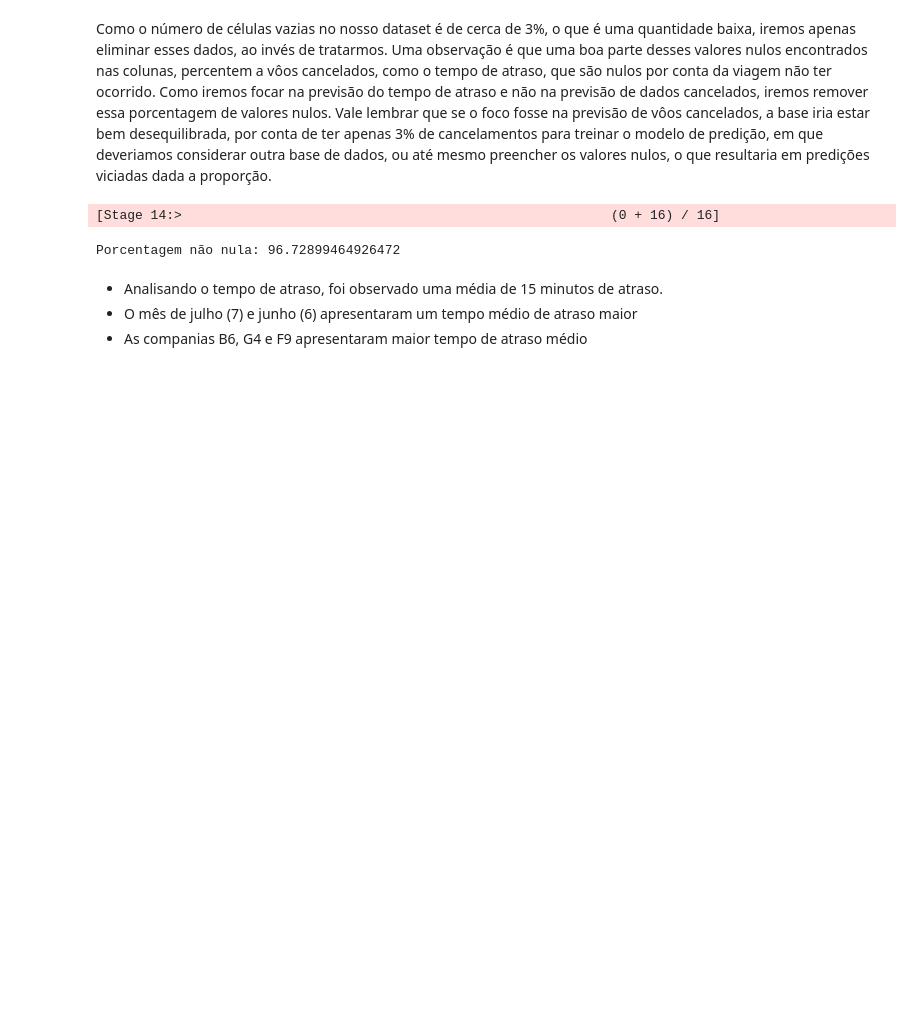
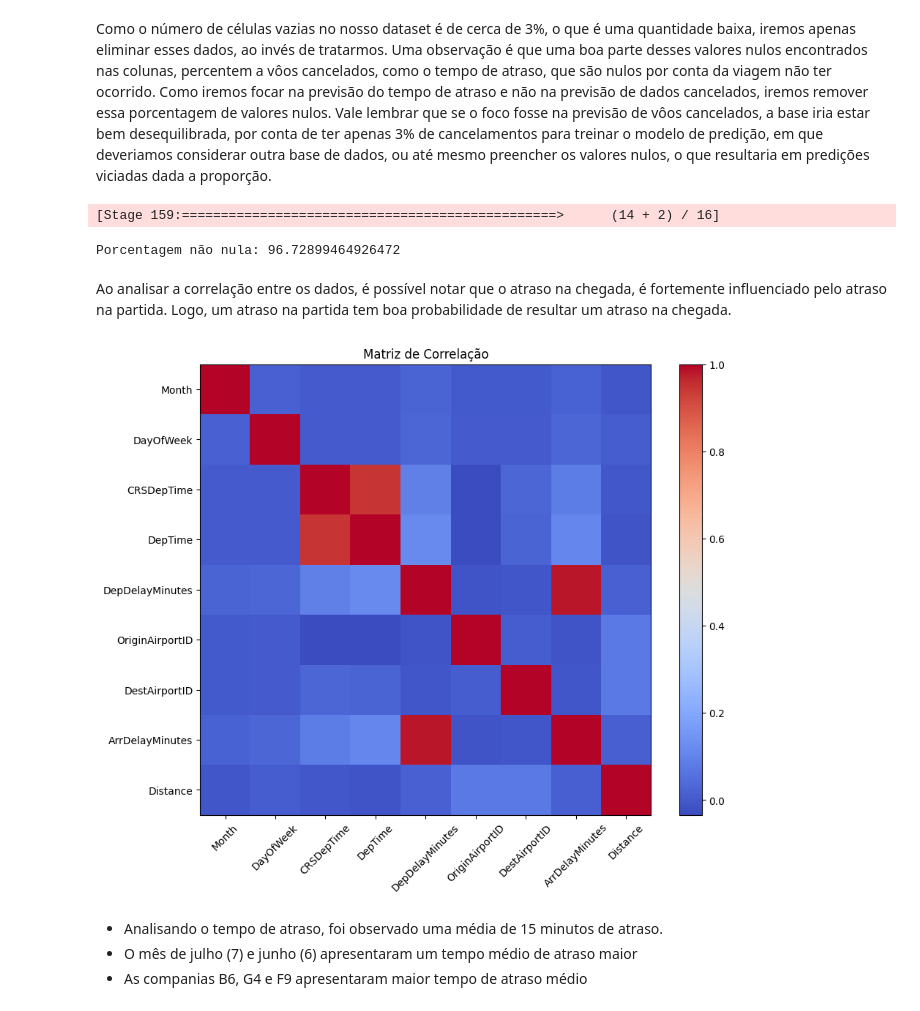
Before and after one commit to RodrigoRVSN/ac2-spark-big-data, a Jupyter notebook: user_data/ac2.ipynb, the cells around one changed output. Cells and saved outputs as stored; diff of their text form; code cells hidden in the pictures; blank space fills up the shorter version.

Commit message:
feat: add correlation matrix

```diff
--- a/user_data/ac2.ipynb
+++ b/user_data/ac2.ipynb
@@ -42,7 +42,9 @@ use_cols = [
      'DestStateName',
     'Marketing_Airline_Network',
     'ArrDelayMinutes',
-    'DayOfWeek'
+    'DayOfWeek',
+    'Distance'
+
 ]
 dataframe = dataframe.select(*use_cols)
 lines_count = dataframe.count()
@@ -162,8 +165,49 @@ percentage_not_null = not_null_count * 100 / total_count
 print(f"Porcentagem não nula: {percentage_not_null}")
 dataframe = dataframe.dropna()
 # %% [output]
-[Stage 14:>                                                       (0 + 16) / 16]
+[Stage 159:================================================>      (14 + 2) / 16]
 Porcentagem não nula: 96.72899464926472
+# %% [markdown]
+Ao analisar a correlação entre os dados, é possível notar que o atraso na chegada, é fortemente influenciado pelo atraso na partida. Logo, um atraso na partida tem boa probabilidade de resultar um atraso na chegada.
+# %%
+import matplotlib.pyplot as plt
+import numpy as np
+from pyspark.ml.stat import Correlation
+from pyspark.ml.feature import VectorAssembler
+
+# Selecionando as colunas relevantes para a matriz de correlação
+feature_columns = [
+    "Month",
+    "DayOfWeek",
+    "CRSDepTime",
+    "DepTime",
+    "DepDelayMinutes",
+    "OriginAirportID",
+    "DestAirportID",
+    "ArrDelayMinutes",
+    'Distance',
+]
+
+# Montando as features em um único vetor
+assembler = VectorAssembler(inputCols=feature_columns, outputCol="features")
+assembled_data = assembler.transform(dataframe)
+
+# Calculando a matriz de correlação
+correlation_matrix = Correlation.corr(assembled_data, "features").head()
+
+# Extraindo a matriz de correlação
+corr_matrix = correlation_matrix[0].toArray()
+
+# Plotando o mapa de calor (heatmap)
+plt.figure(figsize=(10, 8))
+plt.imshow(corr_matrix, cmap="coolwarm", interpolation="nearest")
+plt.colorbar()
+plt.xticks(range(len(feature_columns)), feature_columns, rotation=45)
+plt.yticks(range(len(feature_columns)), feature_columns)
+plt.title("Matriz de Correlação")
+plt.show()
+# %% [output]
+[figure, added]
 # %% [markdown]
 - Analisando o tempo de atraso, foi observado uma média de 15 minutos de atraso.
 - O mês de julho (7) e junho (6) apresentaram um tempo médio de atraso maior
```
Also changed, not shown: parts of 2 cells of this notebook.
